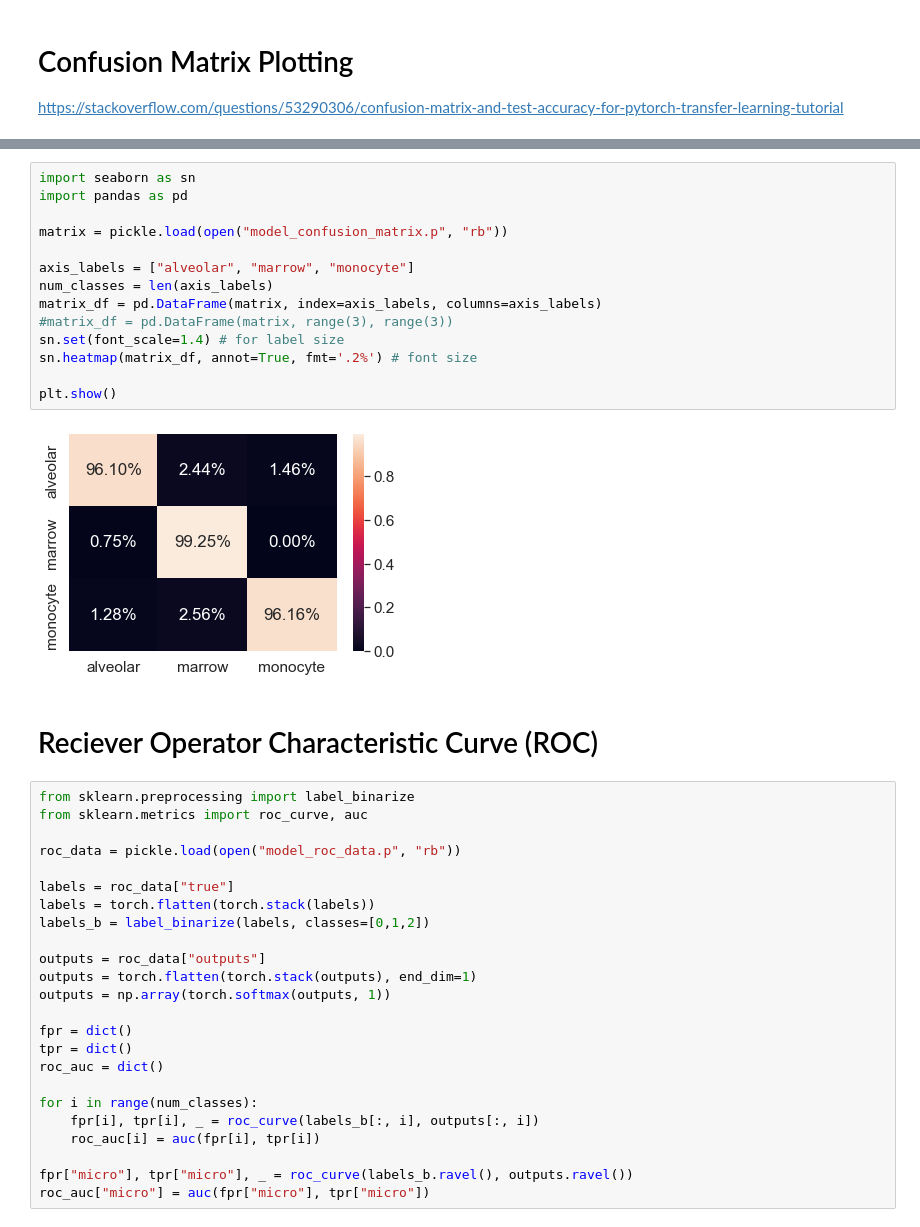
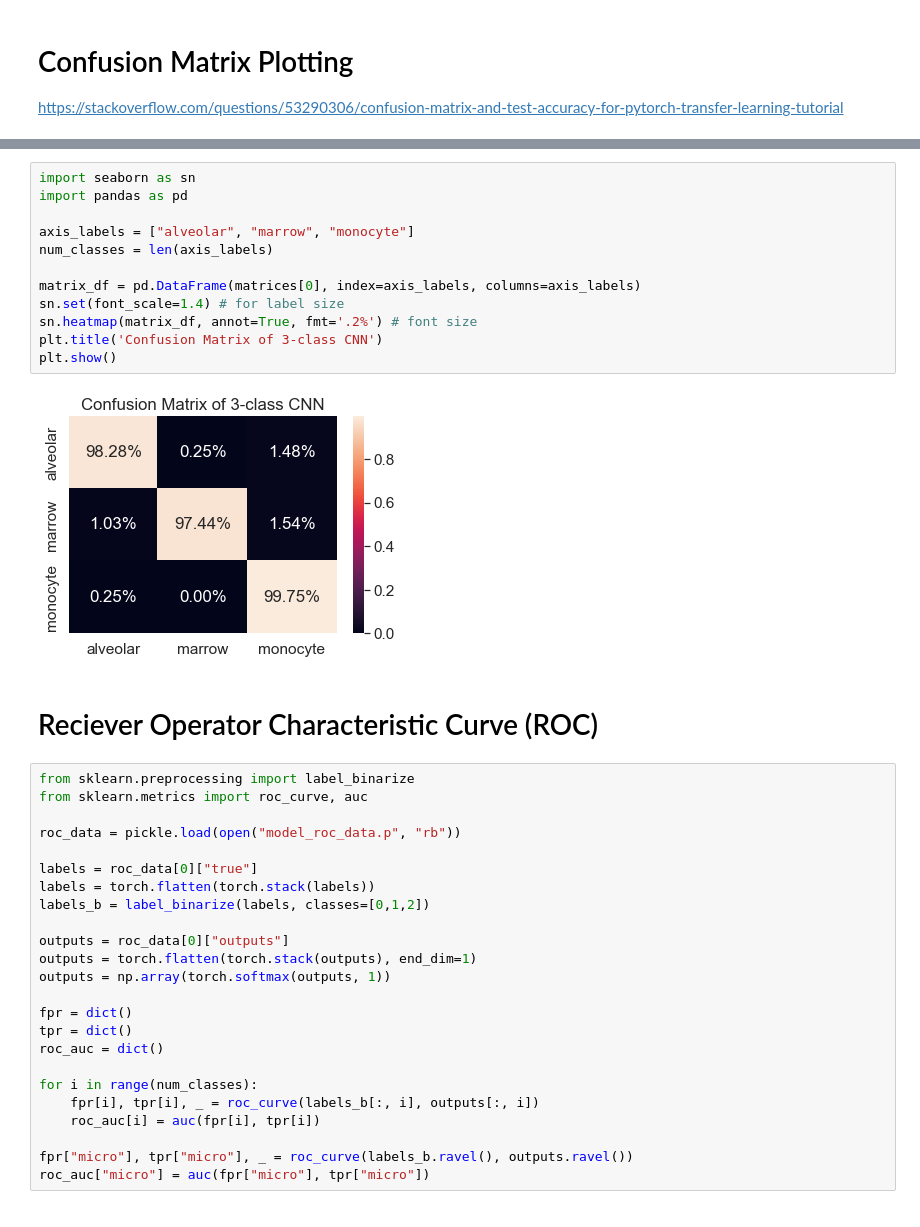
Before and after one commit to alec-x/MacrophageVision, a Jupyter notebook: ML/eval_model.ipynb, the cells around one changed output, grey strips where cells are left out. Saved outputs shown, nothing was run; the diff lists cells and outputs as text.

Commit message:
finished implementing ROC, confusion, and training accuracy/loss

```diff
--- a/ML/eval_model.ipynb
+++ b/ML/eval_model.ipynb
@@ -82,19 +118,17 @@ https://stackoverflow.com/questions/53290306/confusion-matrix-and-test-accuracy-
 # %%
 import seaborn as sn
 import pandas as pd
 
-matrix = pickle.load(open("model_confusion_matrix.p", "rb"))
-
 axis_labels = ["alveolar", "marrow", "monocyte"]
 num_classes = len(axis_labels)
-matrix_df = pd.DataFrame(matrix, index=axis_labels, columns=axis_labels)
-#matrix_df = pd.DataFrame(matrix, range(3), range(3))
+
+matrix_df = pd.DataFrame(matrices[0], index=axis_labels, columns=axis_labels)
 sn.set(font_scale=1.4) # for label size
 sn.heatmap(matrix_df, annot=True, fmt='.2%') # font size
-
+plt.title('Confusion Matrix of 3-class CNN')
 plt.show()
 # %% [output]
-[figure, old version]
+[figure, new version]
 # %% [markdown]
 # Reciever Operator Characteristic Curve (ROC)
 # %%
@@ -103,11 +137,11 @@ from sklearn.metrics import roc_curve, auc
 
 roc_data = pickle.load(open("model_roc_data.p", "rb"))
 
-labels = roc_data["true"]
+labels = roc_data[0]["true"]
 labels = torch.flatten(torch.stack(labels))
 labels_b = label_binarize(labels, classes=[0,1,2])
 
-outputs = roc_data["outputs"]
+outputs = roc_data[0]["outputs"]
 outputs = torch.flatten(torch.stack(outputs), end_dim=1)
 outputs = np.array(torch.softmax(outputs, 1))
 
```
Also changed, not shown: parts of 6 cells of this notebook.
